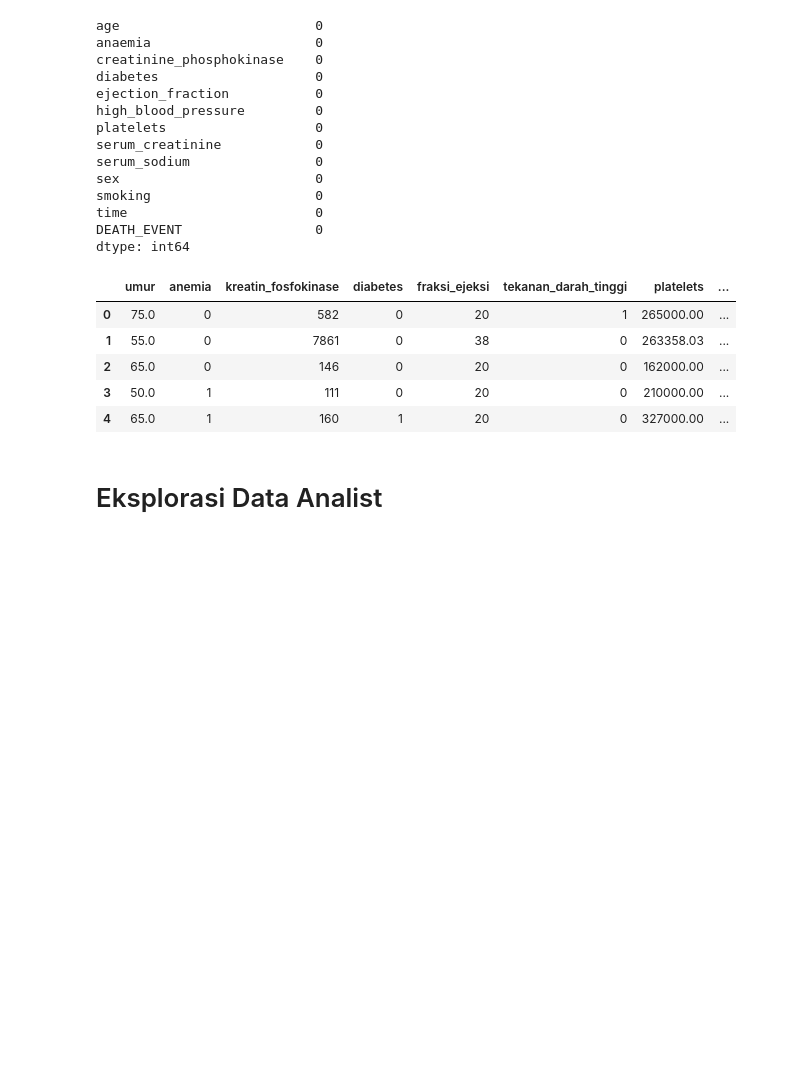
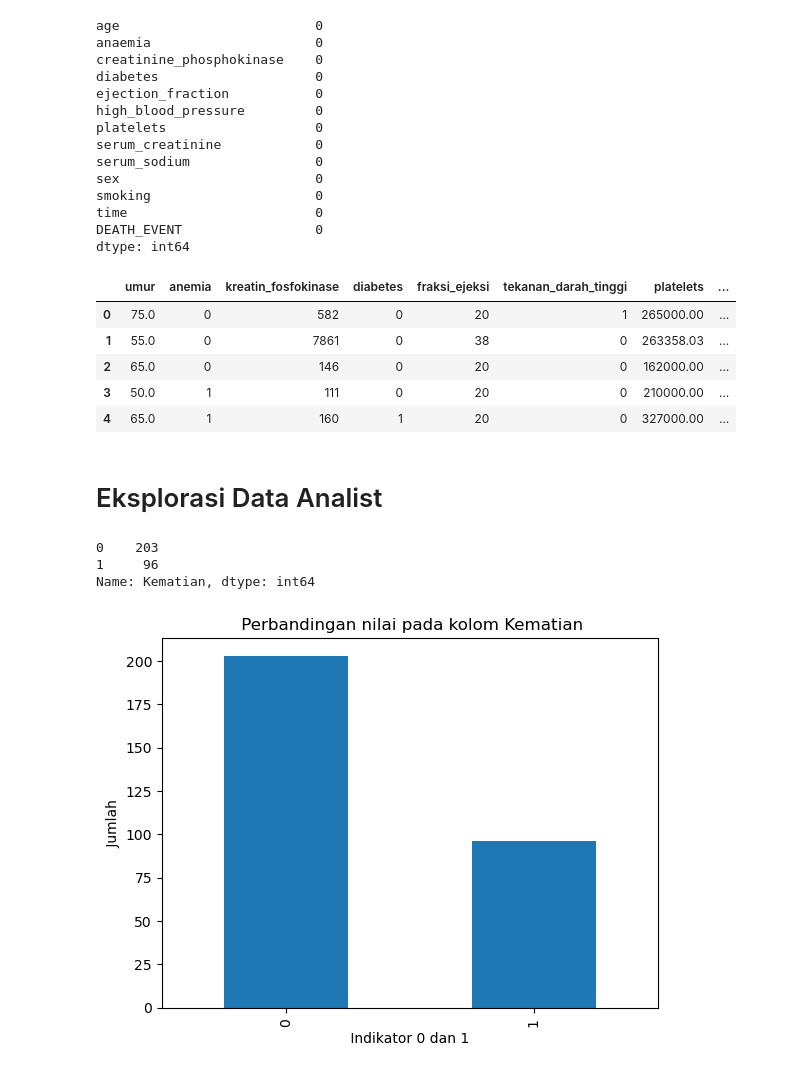
Before and after one commit to tassyirifiyya/ProjectHacktiv8-Kelp1, a Jupyter notebook: PYTN_KampusMerdeka_FP3_Hacktiv8.ipynb, the cells around one changed output. Drawn from its saved outputs; the diff is of its cells as text; code cells hidden in the pictures; blank space fills up the shorter version.

```diff
--- a/PYTN_KampusMerdeka_FP3_Hacktiv8.ipynb
+++ b/PYTN_KampusMerdeka_FP3_Hacktiv8.ipynb
@@ -245,3 +245,14 @@ df.head()
 | 4 | 65.0 | 1 | 160 | 1 | 20 | 0 | 327000.00 | ... |
 # %% [markdown]
 # Eksplorasi Data Analist
+# %%
+df["Kematian"].value_counts().plot(kind="bar")
+plt.title(" Perbandingan nilai pada kolom Kematian")
+plt.xlabel(" Indikator 0 dan 1 ")
+plt.ylabel(" Jumlah ")
+print(df["Kematian"].value_counts())
+# %% [output]
+0    203
+1     96
+Name: Kematian, dtype: int64
+[figure, added]
```
Also changed, not shown: parts of 34 cells of this notebook.
